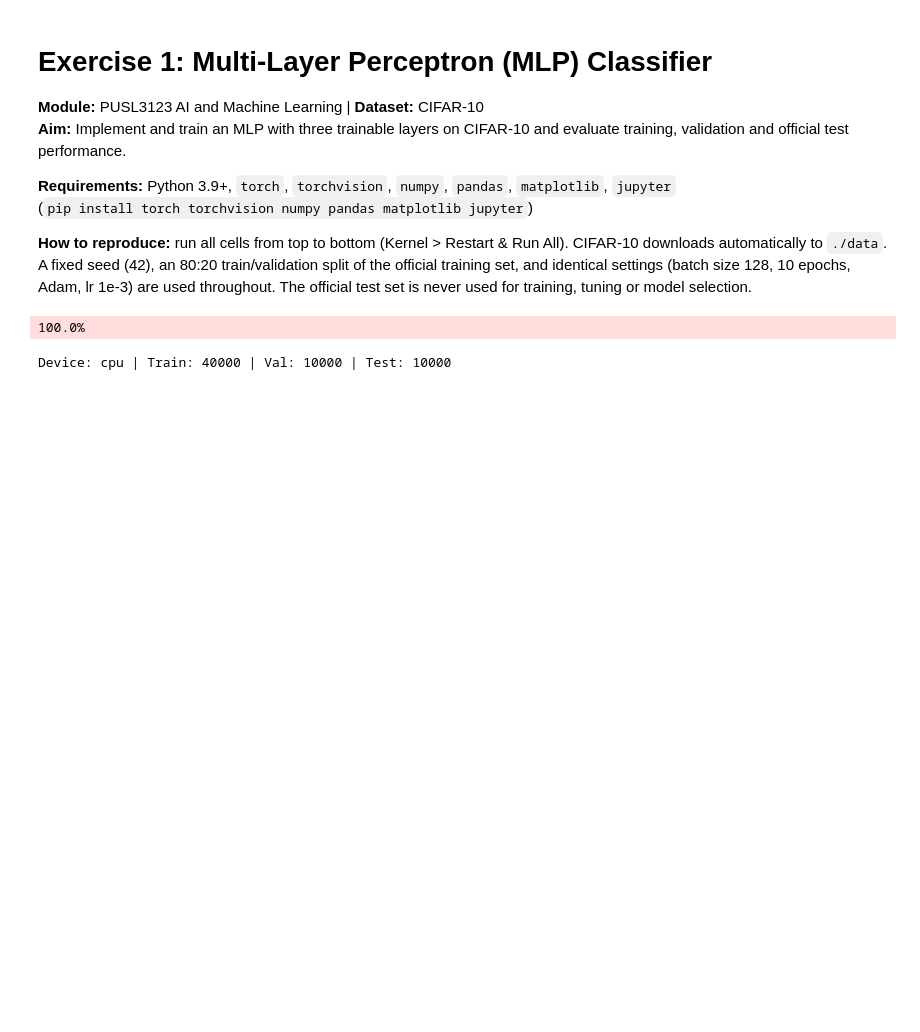
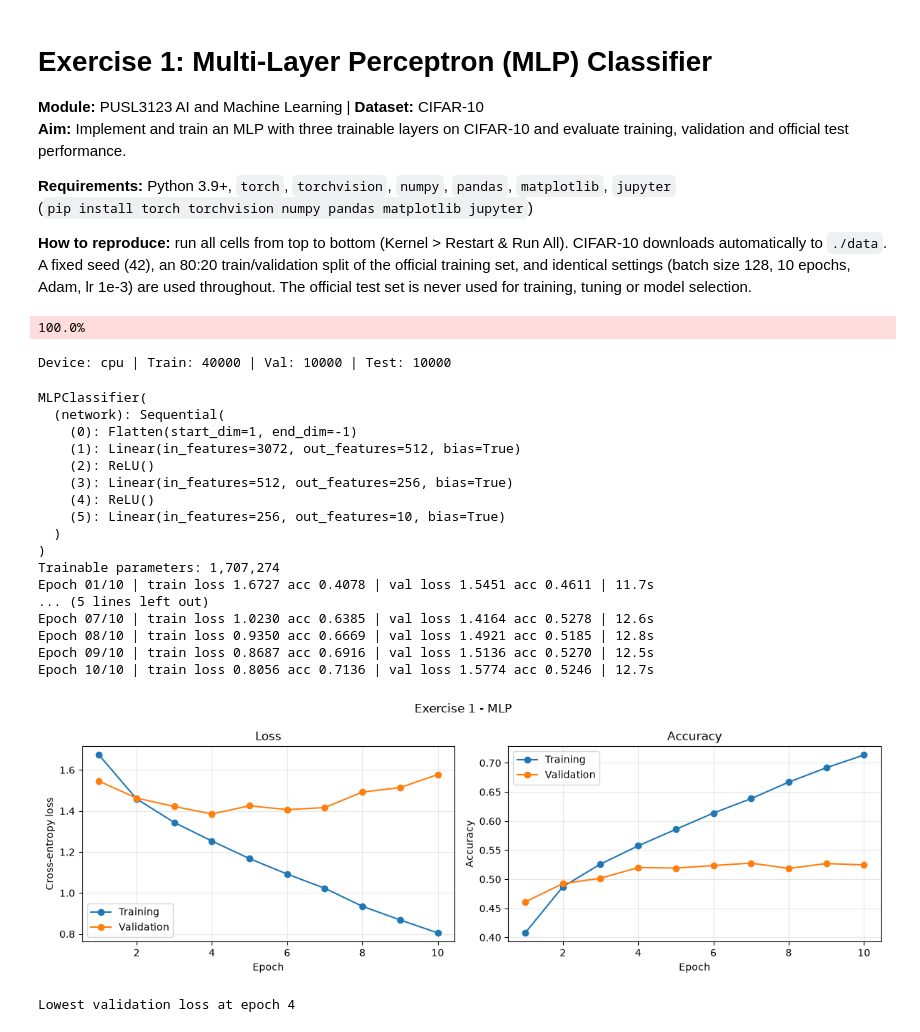
Before and after one commit to dilarawick/pusl3123-ml-coursework, a Jupyter notebook: assessment1/src/Exercise_1_MLP.ipynb, the cells around one changed output. Drawn from its saved outputs; the diff is of its cells as text; code cells hidden in the pictures; blank space fills up the shorter version.

```diff
--- a/assessment1/src/Exercise_1_MLP.ipynb
+++ b/assessment1/src/Exercise_1_MLP.ipynb
@@ -76,0 +132,31 @@ class MLPClassifier(nn.Module):
+# %%
+# ==== Train the MLP ====
+set_seed()
+mlp_model = MLPClassifier()
+print(mlp_model)
+print(f"Trainable parameters: {count_parameters(mlp_model):,}")
+mlp_model, mlp_history = train_model(mlp_model, train_loader, val_loader)
+plot_history(mlp_history, "Exercise 1 - MLP")
+
+best_epoch = int(np.argmin(mlp_history["val_loss"])) + 1
+print(f"Lowest validation loss at epoch {best_epoch}")
+# %% [output]
+MLPClassifier(
+  (network): Sequential(
+    (0): Flatten(start_dim=1, end_dim=-1)
+    (1): Linear(in_features=3072, out_features=512, bias=True)
+    (2): ReLU()
+    (3): Linear(in_features=512, out_features=256, bias=True)
+    (4): ReLU()
+    (5): Linear(in_features=256, out_features=10, bias=True)
+  )
+)
+Trainable parameters: 1,707,274
+Epoch 01/10 | train loss 1.6727 acc 0.4078 | val loss 1.5451 acc 0.4611 | 11.7s
+... (5 lines left out)
+Epoch 07/10 | train loss 1.0230 acc 0.6385 | val loss 1.4164 acc 0.5278 | 12.6s
+Epoch 08/10 | train loss 0.9350 acc 0.6669 | val loss 1.4921 acc 0.5185 | 12.8s
+Epoch 09/10 | train loss 0.8687 acc 0.6916 | val loss 1.5136 acc 0.5270 | 12.5s
+Epoch 10/10 | train loss 0.8056 acc 0.7136 | val loss 1.5774 acc 0.5246 | 12.7s
+[figure, added]
+Lowest validation loss at epoch 4
```
Also changed, not shown: parts of 2 cells of this notebook, 2 other files.
